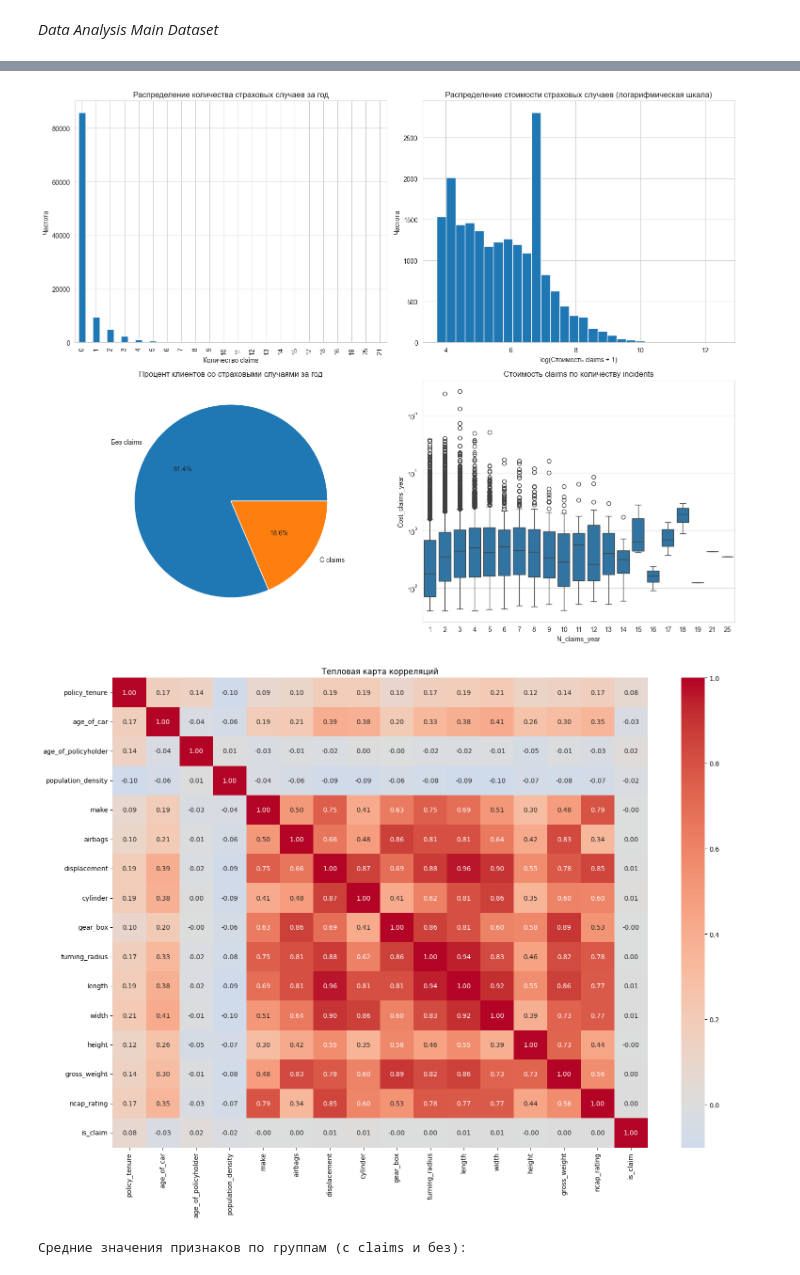
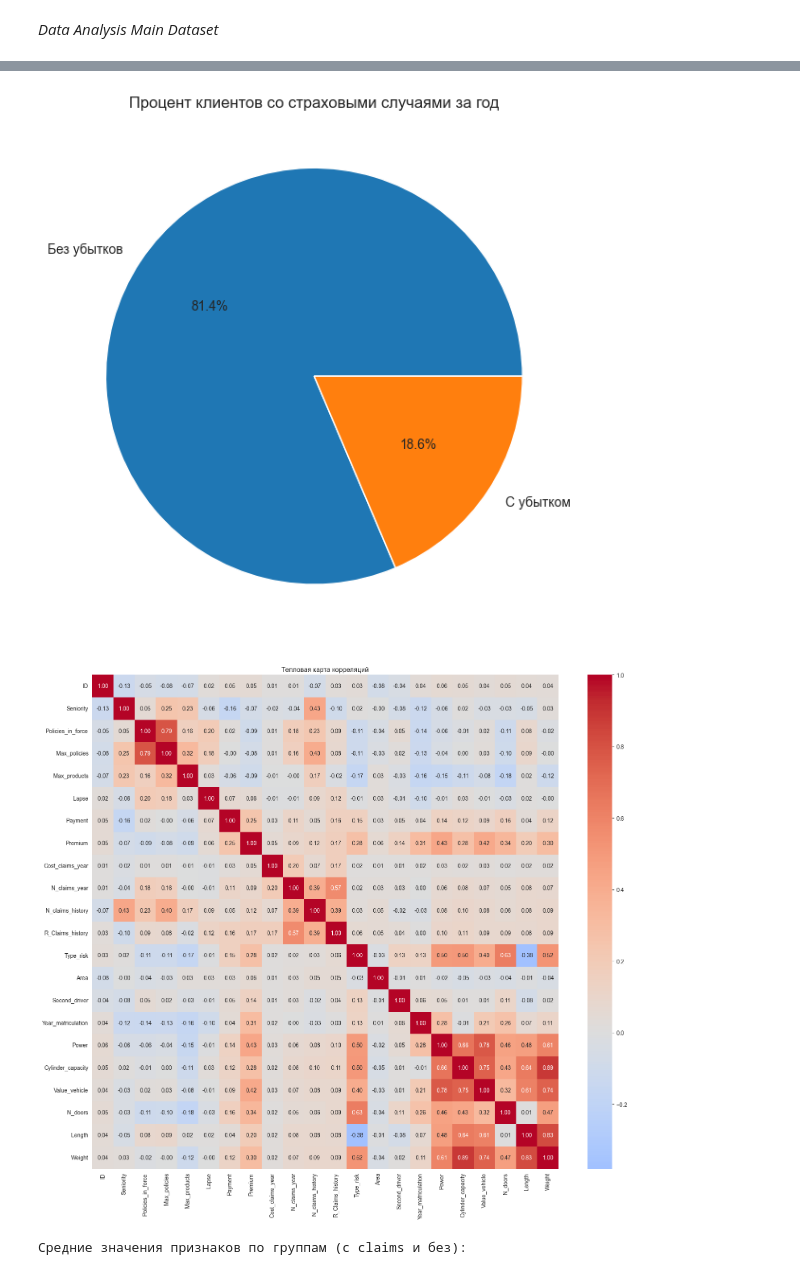
Before and after one commit to topskier/data_science, a Jupyter notebook: SpbStu/diploma_polytech/code/dataSetPreview.ipynb, the cells around one changed output, grey strips where cells are left out. Saved outputs shown, nothing was run; the diff lists cells and outputs as text; code cells hidden in the pictures.

```diff
--- a/SpbStu/diploma_polytech/code/dataSetPreview.ipynb
+++ b/SpbStu/diploma_polytech/code/dataSetPreview.ipynb
@@ -21,7 +21,7 @@ import seaborn as sns
 # %% [markdown]
 *Reading the main dataset*
 # %%
-#data = pd.read_csv('D:/my_ML/diploma_polytech/data/raw/vehicle_ins_data_1.csv', sep = ";",index_col= False)
-data = pd.read_csv('D:/my_ML/diploma_polytech/data/raw/train_new_ds.csv', sep = ",",index_col= False)
+data = pd.read_csv('D:/my_ML/SpbStu/diploma_polytech/data/raw/vehicle_ins_data_1.csv', sep = ";",index_col= False)
+#data = pd.read_csv('D:/my_ML/diploma_polytech/data/raw/train_new_ds.csv', sep = ",",index_col= False)
 print(data)
 # %% [output]
@@ -114,0 +121,13 @@ display(missing_df[missing_df['Количество пропусков'] > 0])
+# %%
+sns.set_style("whitegrid")
+plt.rcParams['figure.figsize'] = (6, 4)
+# 3. Анализ целевых переменных
+fig, axes = plt.subplots(1, 1, figsize=(7, 6))
+# Распределение количества страховых случаев за год
+claim_data= data[data['N_claims_year'] > 0]
+claim_data['N_claims_year'].value_counts().plot(kind='bar', ax=axes)
+axes.set_title('Распределение количества страховых случаев за год')
+axes.set_xlabel('Количество claims')
+axes.set_ylabel('Частота')
+plt.tight_layout()
+plt.show()
@@ -115,49 +136,49 @@ display(missing_df[missing_df['Количество пропусков'] > 0])
 # %%
-sns.set_style("whitegrid")
-plt.rcParams['figure.figsize'] = (12, 8)
-# 3. Анализ целевых переменных
-fig, axes = plt.subplots(2, 2, figsize=(15, 12))
-# Распределение количества страховых случаев за год
-data['N_claims_year'].value_counts().plot(kind='bar', ax=axes[0, 0])
-axes[0, 0].set_title('Распределение количества страховых случаев за год')
-axes[0, 0].set_xlabel('Количество claims')
-axes[0, 0].set_ylabel('Частота')
 
-# Распределение стоимости страховых случаев за год (логарифмическая шкала для лучшей визуализации)
-cost_claims = data[data['Cost_claims_year'] > 0]['Cost_claims_year']
-axes[0, 1].hist(np.log1p(cost_claims), bins=30)
-axes[0, 1].set_title('Распределение стоимости страховых случаев (логарифмическая шкала)')
-axes[0, 1].set_xlabel('log(Стоимость claims + 1)')
-axes[0, 1].set_ylabel('Частота')
+
+# # Распределение стоимости страховых случаев за год (логарифмическая шкала для лучшей визуализации)
+# cost_claims = data[data['Cost_claims_year'] > 0]['Cost_claims_year']
+# axes[0, 1].hist(np.log1p(cost_claims), bins=30)
+# axes[0, 1].set_title('Распределение стоимости страховых случаев (логарифмическая шкала)')
+# axes[0, 1].set_xlabel('log(Стоимость claims + 1)')
+# axes[0, 1].set_ylabel('Частота')
 
 # Соотношение клиентов с claims и без
+
+sns.set_style("whitegrid")
+plt.rcParams['figure.figsize'] = (6, 4)
+# 3. Анализ целевых переменных
+fig, axes = plt.subplots(1, 1, figsize=(7, 6))
+# Распределение количества страховых случаев за год
 claim_flag = data['N_claims_year'] > 0
 claim_percentage = claim_flag.value_counts(normalize=True) * 100
-axes[1, 0].pie(claim_percentage, labels=['Без claims', 'С claims'], autopct='%1.1f%%')
-axes[1, 0].set_title('Процент клиентов со страховыми случаями за год')
+axes.pie(claim_percentage, labels=['Без убытков', 'С убытком'], autopct='%1.1f%%')
+axes.set_title('Процент клиентов со страховыми случаями за год')
+plt.tight_layout()
+plt.show()
 
 # Boxplot стоимости claims по количеству incidents
-sns.boxplot(x='N_claims_year', y='Cost_claims_year', data=data[data['N_claims_year'] > 0], ax=axes[1, 1])
-axes[1, 1].set_title('Стоимость claims по количеству incidents')
-axes[1, 1].set_yscale('log')
+# sns.boxplot(x='N_claims_year', y='Cost_claims_year', data=data[data['N_claims_year'] > 0], ax=axes[1, 1])
+# axes[1, 1].set_title('Стоимость claims по количеству incidents')
+# axes[1, 1].set_yscale('log')
 
-plt.tight_layout()
-plt.show()
+# plt.tight_layout()
+# plt.show()
 # %% [output]
-[figure, old version]
+[figure, new version]
 # %%
 # Создаем корреляционную матрицу только для численных признаков
 numerical_df = data.select_dtypes(include=[np.number])
 correlation_matrix = numerical_df.corr()
 
 # Визуализируем тепловую карту корреляций
-plt.figure(figsize=(16, 12))
+plt.figure(figsize=(16, 14))
 sns.heatmap(correlation_matrix, annot=True, fmt=".2f", cmap='coolwarm', center=0)
 plt.title('Тепловая карта корреляций')
 plt.tight_layout()
 plt.show()
 # %% [output]
-[figure, old version]
+[figure, new version]
 # %%
 # 8. Анализ связи признаков с целевой переменной
 # Создадим бинарную целевую переменную - был ли хотя бы один страховой случай
```
Also changed, not shown: parts of 11 cells of this notebook, 10 other files.
